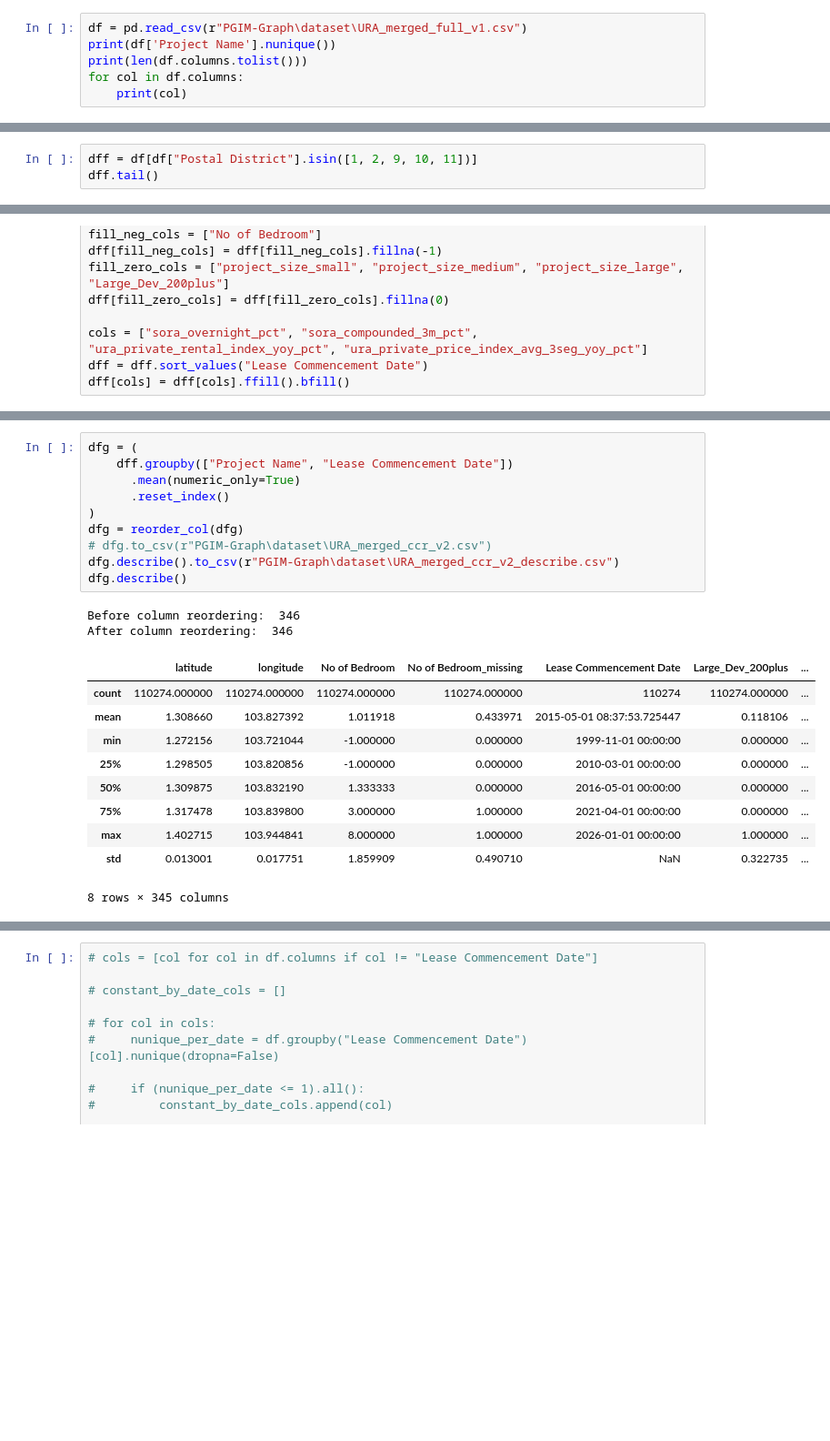
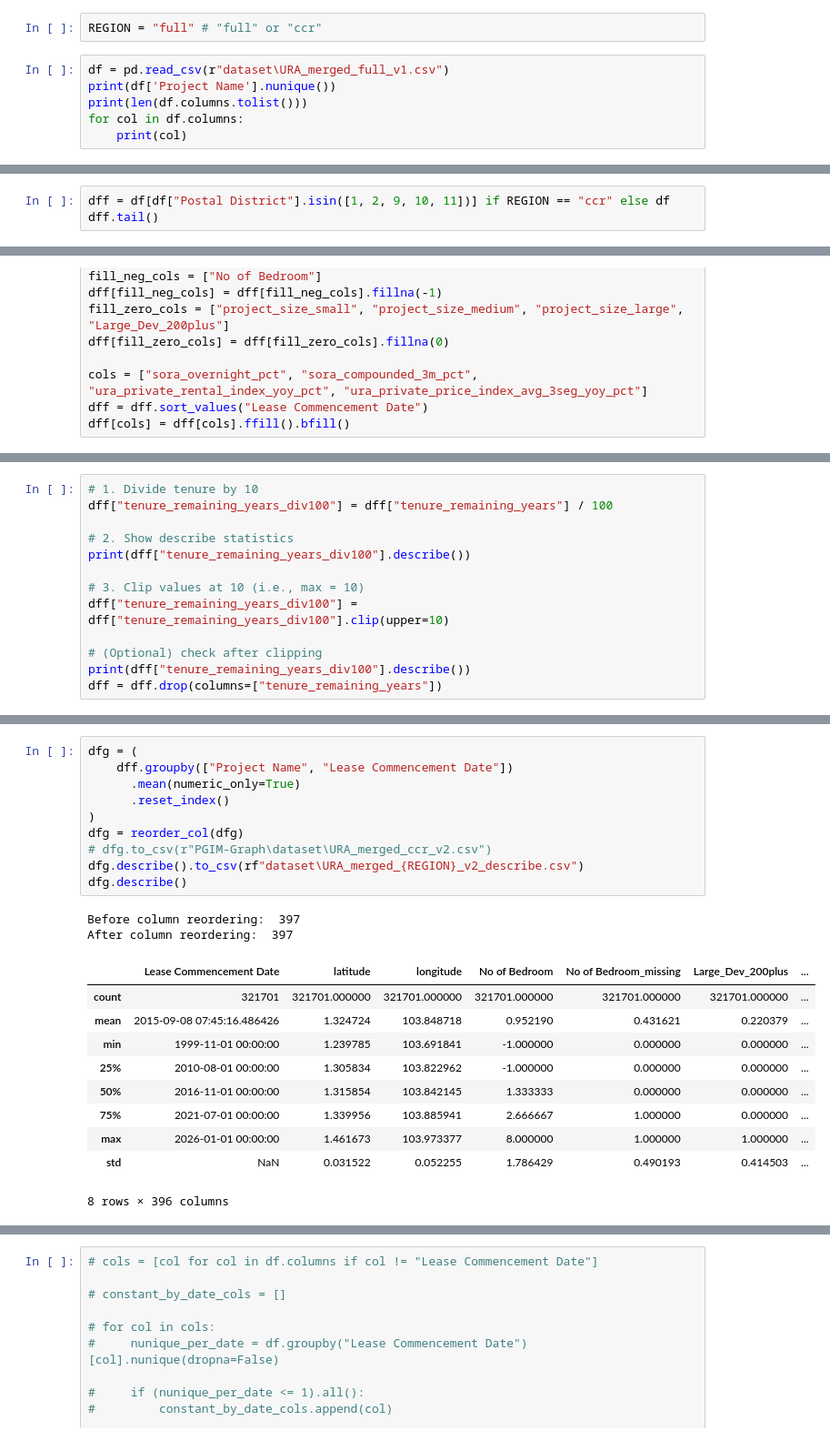
Before and after one commit to CeceliaSoh/PGIM-Graph, a Jupyter notebook: Preprocess.ipynb, the cells around one changed output, grey strips where cells are left out. Shown at 91% size. Cells and saved outputs as stored; diff of their text form; blank space fills up the shorter version.

```diff
--- a/Preprocess.ipynb
+++ b/Preprocess.ipynb
@@ -4,5 +5,7 @@ import re
+# %%
+REGION = "full" # "full" or "ccr"
 # %%
-df = pd.read_csv(r"PGIM-Graph\dataset\URA_merged_full_v1.csv")
+df = pd.read_csv(r"dataset\URA_merged_full_v1.csv")
 print(df['Project Name'].nunique())
 print(len(df.columns.tolist()))
 for col in df.columns:
@@ -30,7 +33,7 @@ Project Name in Realis
 # %% [markdown]
 ## Central Core Region
 # %%
-dff = df[df["Postal District"].isin([1, 2, 9, 10, 11])]
+dff = df[df["Postal District"].isin([1, 2, 9, 10, 11])] if REGION == "ccr" else df
 dff.tail()
 # %% [output]
 |  | Project Name | onemap_address | latitude | longitude | Street Name | Postal District | Property Type | ... |
@@ -212,0 +218,13 @@ print("> 2023:", count_gt_2024)
+# %%
+# 1. Divide tenure by 10
+dff["tenure_remaining_years_div100"] = dff["tenure_remaining_years"] / 100
+
+# 2. Show describe statistics
+print(dff["tenure_remaining_years_div100"].describe())
+
+# 3. Clip values at 10 (i.e., max = 10)
+dff["tenure_remaining_years_div100"] = dff["tenure_remaining_years_div100"].clip(upper=10)
+
+# (Optional) check after clipping
+print(dff["tenure_remaining_years_div100"].describe())
+dff = dff.drop(columns=["tenure_remaining_years"])
@@ -321,26 +360,26 @@ dff.describe()
 # %%
 dfg = (
     dff.groupby(["Project Name", "Lease Commencement Date"])
       .mean(numeric_only=True)
       .reset_index()
 )
 dfg = reorder_col(dfg)
 # dfg.to_csv(r"PGIM-Graph\dataset\URA_merged_ccr_v2.csv")
-dfg.describe().to_csv(r"PGIM-Graph\dataset\URA_merged_ccr_v2_describe.csv")
+dfg.describe().to_csv(rf"dataset\URA_merged_{REGION}_v2_describe.csv")
 dfg.describe()
 # %% [output]
-Before column reordering:  346
-After column reordering:  346
+Before column reordering:  397
+After column reordering:  397
-|  | latitude | longitude | No of Bedroom | No of Bedroom_missing | Lease Commencement Date | Large_Dev_200plus | ... |
-| count | 110274.000000 | 110274.000000 | 110274.000000 | 110274.000000 | 110274 | 110274.000000 | ... |
-| mean | 1.308660 | 103.827392 | 1.011918 | 0.433971 | 2015-05-01 08:37:53.725447 | 0.118106 | ... |
-| min | 1.272156 | 103.721044 | -1.000000 | 0.000000 | 1999-11-01 00:00:00 | 0.000000 | ... |
-| 25% | 1.298505 | 103.820856 | -1.000000 | 0.000000 | 2010-03-01 00:00:00 | 0.000000 | ... |
-| 50% | 1.309875 | 103.832190 | 1.333333 | 0.000000 | 2016-05-01 00:00:00 | 0.000000 | ... |
-| 75% | 1.317478 | 103.839800 | 3.000000 | 1.000000 | 2021-04-01 00:00:00 | 0.000000 | ... |
-| max | 1.402715 | 103.944841 | 8.000000 | 1.000000 | 2026-01-01 00:00:00 | 1.000000 | ... |
-| std | 0.013001 | 0.017751 | 1.859909 | 0.490710 | NaN | 0.322735 | ... |
+|  | Lease Commencement Date | latitude | longitude | No of Bedroom | No of Bedroom_missing | Large_Dev_200plus | ... |
+| count | 321701 | 321701.000000 | 321701.000000 | 321701.000000 | 321701.000000 | 321701.000000 | ... |
+| mean | 2015-09-08 07:45:16.486426 | 1.324724 | 103.848718 | 0.952190 | 0.431621 | 0.220379 | ... |
+| min | 1999-11-01 00:00:00 | 1.239785 | 103.691841 | -1.000000 | 0.000000 | 0.000000 | ... |
+| 25% | 2010-08-01 00:00:00 | 1.305834 | 103.822962 | -1.000000 | 0.000000 | 0.000000 | ... |
+| 50% | 2016-11-01 00:00:00 | 1.315854 | 103.842145 | 1.333333 | 0.000000 | 0.000000 | ... |
+| 75% | 2021-07-01 00:00:00 | 1.339956 | 103.885941 | 2.666667 | 1.000000 | 0.000000 | ... |
+| max | 2026-01-01 00:00:00 | 1.461673 | 103.973377 | 8.000000 | 1.000000 | 1.000000 | ... |
+| std | NaN | 0.031522 | 0.052255 | 1.786429 | 0.490193 | 0.414503 | ... |
-8 rows × 345 columns
+8 rows × 396 columns
 # %%
 dfg
 # %% [output]
```
Also changed, not shown: parts of 21 cells of this notebook.
